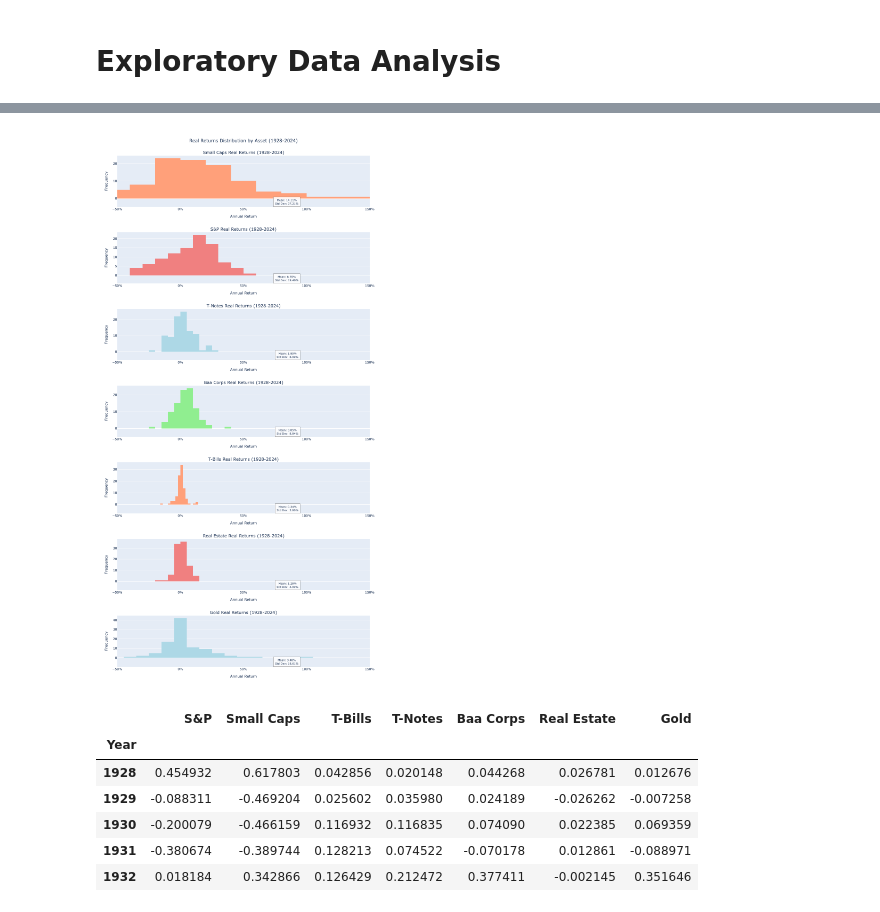
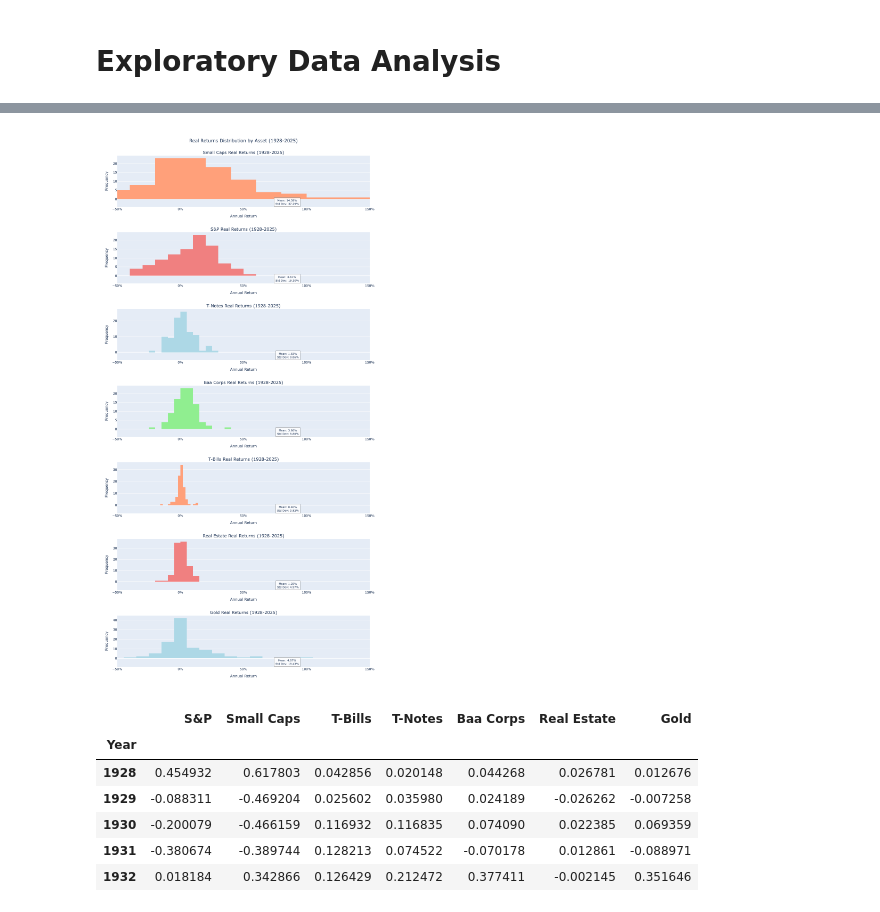
Before and after one commit to druce/portfolio_optimization, a Jupyter notebook: po.ipynb, the cells around one changed output, grey strips where cells are left out. Cells and saved outputs as stored; diff of their text form; code cells hidden in the pictures.

```diff
--- a/po.ipynb
+++ b/po.ipynb
@@ -495,12 +471,18 @@ DAMODARAN_FOOTER_ROWS = 13  # Footnote rows at end
 MANUAL_GDP_DATA = {
     1928: 0.0110,
     1929: 0.0652,
+    2025: 0.02,
 }
 
 # Optimization parameters
 NPOINTS = 200  # Points on efficient frontier
 USE_PARALLEL = False  # Enable parallel processing, doesn't work under Jupyter
 NPROCESSES = 8  # Number of parallel processes
+
+# Other constants
+WEIGHT_SUM_TOLERANCE = 1e-4
+MIN_VOL_FOR_SHARPE = 1e-10
+MIN_DISPLAY_WEIGHT = 0.001
 # %%
 # Load spreadsheet from Damodaran website
 
@@ -1441,7 +1438,7 @@ S&P 500 Compound Annual Returns by Time Horizon
   - 1-year returns are highly volatile with wide range
 ================================================================================
 # %%
-# Asset Real Returns Distribution (1928-2024)
+# Asset Real Returns Distribution (1928-2025)
 # Create 7-subplot histogram showing distribution of real returns for each asset
 
 from plotly.subplots import make_subplots
@@ -1454,7 +1451,7 @@ colors = ['lightsalmon', 'lightcoral', 'lightblue', 'lightgreen', 'lightsalmon',
 # Create subplots (7 rows, 1 column)
 fig = make_subplots(
     rows=7, cols=1,
-    subplot_titles=[f'{asset} Real Returns (1928-2024)' for asset in assets],
+    subplot_titles=[f'{asset} Real Returns (1928-2025)' for asset in assets],
     vertical_spacing=0.05
 )
 
@@ -1479,35 +1476,35 @@ for i, (asset, color) in enumerate(zip(assets, colors), start=1):
     # Add annotation with statistics
     fig.add_annotation(
         text=f'Mean: {mean_ret:.2%}<br>Std Dev: {std_ret:.2%}',
         xref=f'x{i}', yref=f'y{i}',
         x=0.95, y=0.95,
         xanchor='right', yanchor='top',
         showarrow=False,
         bgcolor='rgba(255, 255, 255, 0.8)',
         bordercolor='gray',
         borderwidth=1,
         borderpad=4,
         font=dict(size=10)
     )
 
     # Update axes with unified x-axis range
     fig.update_xaxes(title_text='Annual Return', row=i, col=1, tickformat='.0%', range=[-0.5, 1.5])
     fig.update_yaxes(title_text='Frequency', row=i, col=1)
 
 # Update layout
 fig.update_layout(
     height=2100,  # 300px per subplot
-    title_text='Real Returns Distribution by Asset (1928-2024)',
+    title_text='Real Returns Distribution by Asset (1928-2025)',
     title_x=0.5,
     showlegend=False
 )
 
 fig.show()
 
 html_str = pyo.plot(fig, include_plotlyjs='cdn', output_type='div')
 pyperclip.copy( html_str)
 # %% [output]
-[figure, old version]
+[figure, new version]
 # %%
 # Drop CPI and GDP - not investable assets
 labels = [label for label in list(plot_returns_df.columns) if label not in ['CPI', 'GDP']]
```
Also changed, not shown: parts of 12 cells of this notebook, 2 other files.
